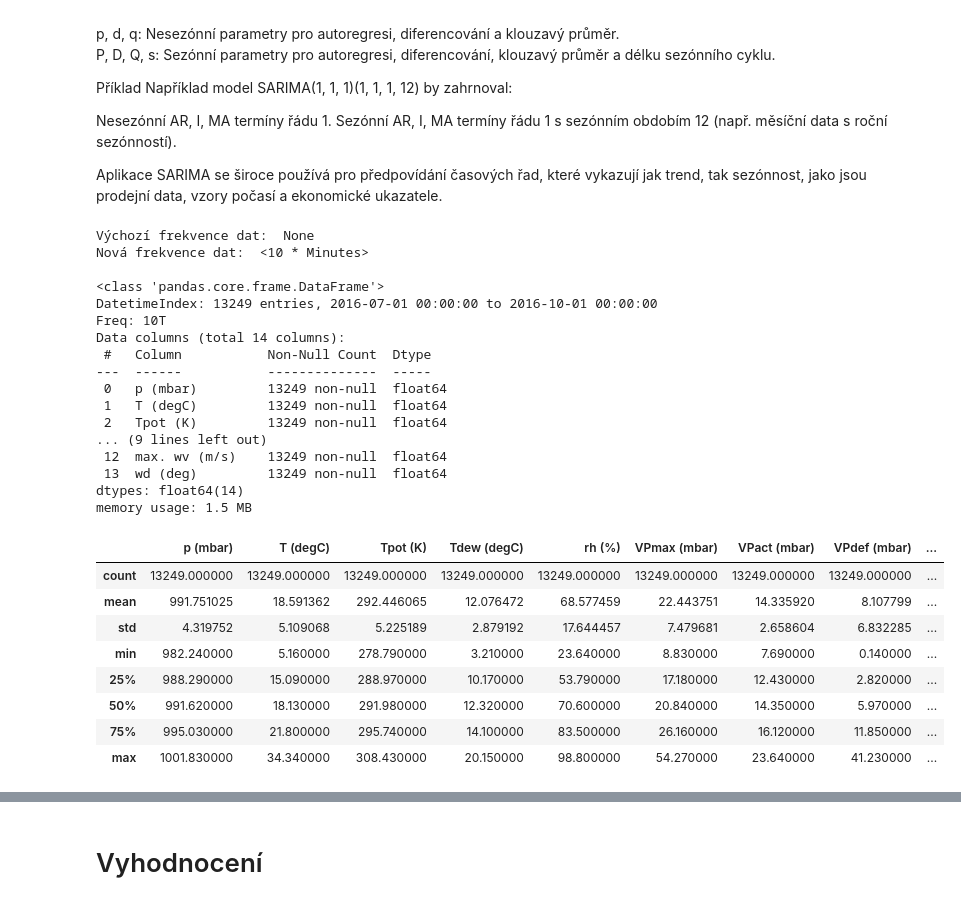
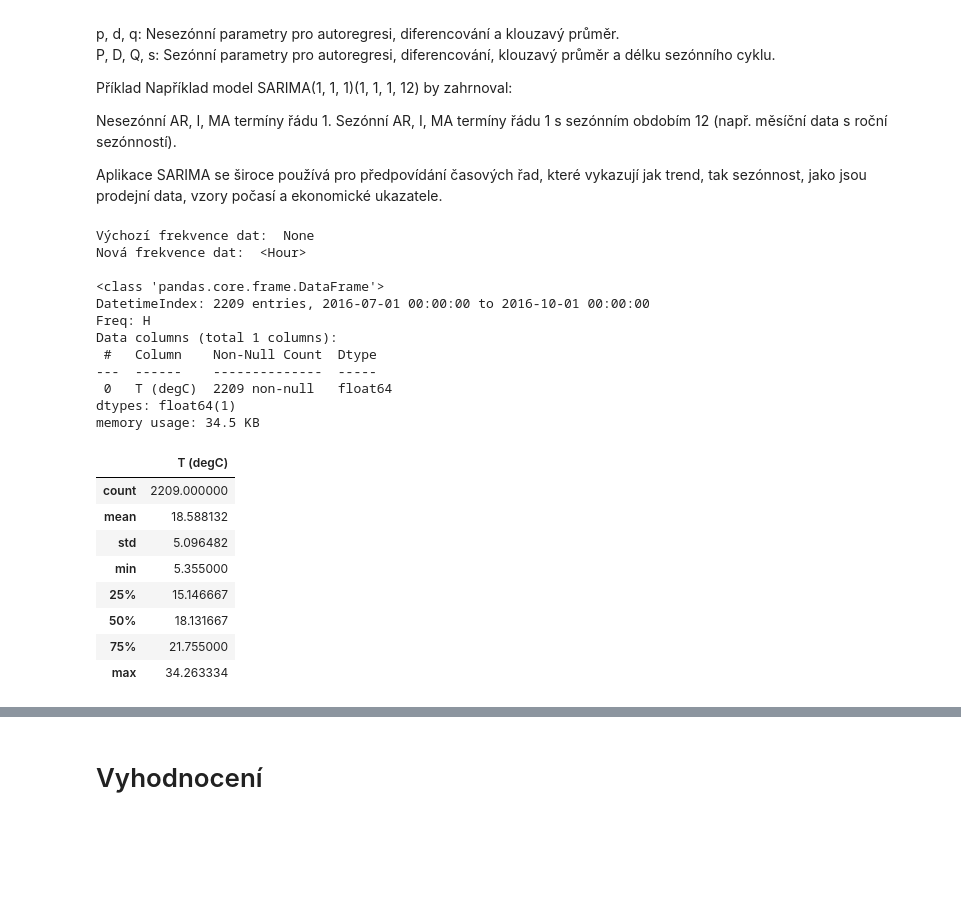
Before and after one commit to OK2JKZ/Temperature_forecasting, a Jupyter notebook: Temperature_forecasting.ipynb, the cells around one changed output, grey strips where cells are left out. Drawn from its saved outputs; the diff is of its cells as text; code cells hidden in the pictures; blank space fills up the shorter version.

```diff
--- a/Temperature_forecasting.ipynb
+++ b/Temperature_forecasting.ipynb
@@ -995,44 +996,41 @@ SARIMA se široce používá pro předpovídání časových řad, které vykazu
 # %%
 import pandas as pd
 import matplotlib.pyplot as plt
 from statsmodels.tsa.statespace.sarimax import SARIMAX
 from sklearn.metrics import mean_squared_error
 
 # Načtení dat
-data = pd.read_csv('jena_climate_3Q_2016.csv', parse_dates=['Date Time'], index_col='Date Time')
 # data = pd.read_csv('jena_climate_2009_2016.csv', parse_dates=['Date Time'], index_col='Date Time')
+# data = pd.read_csv('jena_climate_3Q_2016.csv', parse_dates=['Date Time'], index_col='Date Time')
+data = pd.read_csv('jena_climate_3Q_2016_hourly_averages.csv', parse_dates=['Date Time'], index_col='Date Time')
 data.index = pd.to_datetime(data.index, format='%d.%m.%Y %H:%M:%S')
 print('Výchozí frekvence dat: ', data.index.freq)
-data = data.asfreq('10min')  # frekvence 10 minut
+#data = data.asfreq('10min')  # frekvence 10 minut
+data = data.asfreq('1h')  # frekvence 10 minut
 print('Nová frekvence dat: ', data.index.freq)
 print()
 temperature = data['T (degC)']
 data.info()
 data.describe()
 # %% [output]
 Výchozí frekvence dat:  None
-Nová frekvence dat:  <10 * Minutes>
+Nová frekvence dat:  <Hour>
 
 <class 'pandas.core.frame.DataFrame'>
-DatetimeIndex: 13249 entries, 2016-07-01 00:00:00 to 2016-10-01 00:00:00
-Freq: 10T
-Data columns (total 14 columns):
- #   Column           Non-Null Count  Dtype
----  ------           --------------  -----
- 0   p (mbar)         13249 non-null  float64
- 1   T (degC)         13249 non-null  float64
- 2   Tpot (K)         13249 non-null  float64
-... (9 lines left out)
- 12  max. wv (m/s)    13249 non-null  float64
- 13  wd (deg)         13249 non-null  float64
-dtypes: float64(14)
-memory usage: 1.5 MB
+DatetimeIndex: 2209 entries, 2016-07-01 00:00:00 to 2016-10-01 00:00:00
+Freq: H
+Data columns (total 1 columns):
+ #   Column    Non-Null Count  Dtype
+---  ------    --------------  -----
+ 0   T (degC)  2209 non-null   float64
+dtypes: float64(1)
+memory usage: 34.5 KB
-|  | p (mbar) | T (degC) | Tpot (K) | Tdew (degC) | rh (%) | VPmax (mbar) | VPact (mbar) | VPdef (mbar) | ... |
-| count | 13249.000000 | 13249.000000 | 13249.000000 | 13249.000000 | 13249.000000 | 13249.000000 | 13249.000000 | 13249.000000 | ... |
-| mean | 991.751025 | 18.591362 | 292.446065 | 12.076472 | 68.577459 | 22.443751 | 14.335920 | 8.107799 | ... |
-| std | 4.319752 | 5.109068 | 5.225189 | 2.879192 | 17.644457 | 7.479681 | 2.658604 | 6.832285 | ... |
-| min | 982.240000 | 5.160000 | 278.790000 | 3.210000 | 23.640000 | 8.830000 | 7.690000 | 0.140000 | ... |
-| 25% | 988.290000 | 15.090000 | 288.970000 | 10.170000 | 53.790000 | 17.180000 | 12.430000 | 2.820000 | ... |
-| 50% | 991.620000 | 18.130000 | 291.980000 | 12.320000 | 70.600000 | 20.840000 | 14.350000 | 5.970000 | ... |
-| 75% | 995.030000 | 21.800000 | 295.740000 | 14.100000 | 83.500000 | 26.160000 | 16.120000 | 11.850000 | ... |
-| max | 1001.830000 | 34.340000 | 308.430000 | 20.150000 | 98.800000 | 54.270000 | 23.640000 | 41.230000 | ... |
+|  | T (degC) |
+| count | 2209.000000 |
+| mean | 18.588132 |
+| std | 5.096482 |
+| min | 5.355000 |
+| 25% | 15.146667 |
+| 50% | 18.131667 |
+| 75% | 21.755000 |
+| max | 34.263334 |
```
Also changed, not shown: parts of 4 cells of this notebook.
